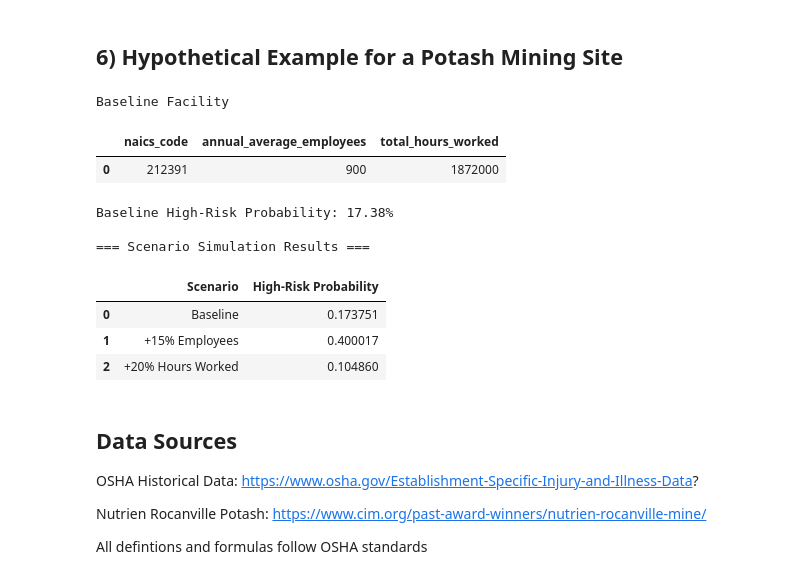
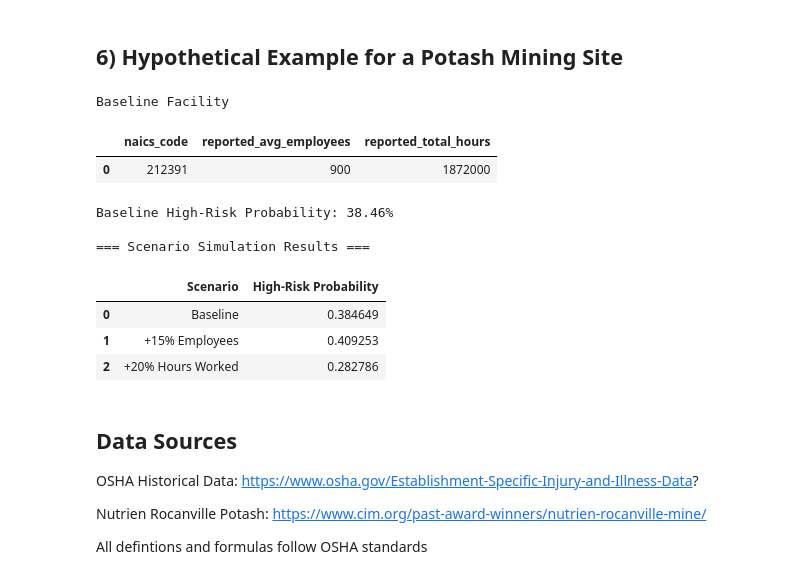
Before and after one commit to jerry56156/Workplace_Safety_ML, a Jupyter notebook: OSHA_Safety_Incident_ML.ipynb, the cells around one changed output. Drawn from its saved outputs; the diff is of its cells as text; code cells hidden in the pictures.

```diff
--- a/OSHA_Safety_Incident_ML.ipynb
+++ b/OSHA_Safety_Incident_ML.ipynb
@@ -46,7 +46,7 @@ Found 9 files
 
 ## 2) Cleaning up the Data and Finding Incident Rates
 # %%
-# iompute Total Recordable Cases (TRC) (sum of the three recordable case categories)
+# compute Total Recordable Cases (TRC) (sum of the three recordable case categories)
 raw["trc"] = (raw["total_dafw_cases"].fillna(0)
               + raw["total_djtr_cases"].fillna(0)
               + raw["total_other_cases"].fillna(0))
@@ -55,7 +55,7 @@ raw["trc"] = (raw["total_dafw_cases"].fillna(0)
 keep_cols = [
     "naics_code",
     "annual_average_employees", "total_hours_worked",
-    "trc", "incident_rate"
+    "trc"
 ]
 keep_cols = [c for c in keep_cols if c in raw.columns]
 model_df = raw[keep_cols].copy()
@@ -116,20 +114,20 @@ from sklearn.compose import ColumnTransformer
 from sklearn.pipeline import Pipeline
 from sklearn.ensemble import GradientBoostingClassifier
 from sklearn.metrics import accuracy_score, classification_report, confusion_matrix, precision_score, recall_score, f1_score
-import pandas as pd
 
-# Features and target
-features = ["naics_code", "annual_average_employees", "total_hours_worked"]
+# features and target
+features = ["naics_code", "reported_avg_employees", "reported_total_hours"]
 
 target = "risk_label"
 
-# Prepare the dataset
+# prep the dataset
 X = model_df[features].copy()
 y = model_df[target].astype(int).values
 
-# Splitting features
+# splitting features
 cat_feats = ["naics_code"]
-num_feats = ["annual_average_employees", "total_hours_worked"]
+num_feats = ["reported_avg_employees", "reported_total_hours"]
+
 
 pre = ColumnTransformer([
     ("cat", OneHotEncoder(handle_unknown="ignore"), cat_feats),
@@ -142,7 +140,7 @@ pipe = Pipeline([("prep", pre), ("model", clf)])
 
 # 80/20 Train/test split
 X_train, X_test, y_train, y_test = train_test_split(
-    X, y, test_size=0.2, random_state=67
+    X, y, test_size=0.2, random_state=67, stratify=y
 )
 
 # Training
@@ -169,5 +167,6 @@ print(f"F1 (class 1): {f1:.3f}\n")  # Balance between precision and recall
 print("Classification Report:")
 print(classification_report(y_test, pred, digits=3))
 print("Confusion Matrix:")
+print(confusion_matrix(y_test, pred))
 # %% [output]
 Threshold used: 0.4
@@ -291,51 +294,50 @@ potash_naics = "212391"
 # Creating the required baseline facility data for Potash Mining
 baseline = pd.DataFrame([{
     "naics_code": potash_naics,
-    "annual_average_employees": 900,
-    "total_hours_worked": 900 * 2080,  # approx. FTE * hours/year
+    "reported_avg_employees": 900,
+    "reported_total_hours": 900 * 2080,
+}])
 
-    **{col: X[col].median() for col in X.columns if col not in ["naics_code", "annual_average_employees", "total_hours_worked"]}
-}])
 
 print("Baseline Facility")
 display(baseline)
 
 # Predict baseline risk
 baseline_proba = pipe.predict_proba(baseline)[:, 1][0]
 print(f"\nBaseline High-Risk Probability: {baseline_proba:.2%}")
 
 # What-if Scenarios
 scenarios = pd.DataFrame()
 
-# Scenario 1: +55% employees
+# Scenario 1: +15% employees
 scenario1 = baseline.copy()
-scenario1["annual_average_employees"] *= 1.15
+scenario1["reported_avg_employees"] *= 1.15
 scenario1_proba = pipe.predict_proba(scenario1)[:, 1][0]
 
 # Scenario 2: +20% hours worked
 scenario2 = baseline.copy()
-scenario2["total_hours_worked"] *= 1.20
+scenario2["reported_total_hours"] *= 1.20
 scenario2_proba = pipe.predict_proba(scenario2)[:, 1][0]
 
 
 # Collect results
 scenarios["Scenario"] = ["Baseline", "+15% Employees", "+20% Hours Worked"]
 scenarios["High-Risk Probability"] = [
     baseline_proba, scenario1_proba, scenario2_proba]
 
 print("\n=== Scenario Simulation Results ===")
 display(scenarios)
 # %% [output]
 Baseline Facility
-|  | naics_code | annual_average_employees | total_hours_worked |
+|  | naics_code | reported_avg_employees | reported_total_hours |
 | 0 | 212391 | 900 | 1872000 |
-Baseline High-Risk Probability: 17.38%
+Baseline High-Risk Probability: 38.46%
 
 === Scenario Simulation Results ===
 |  | Scenario | High-Risk Probability |
-| 0 | Baseline | 0.173751 |
-| 1 | +15% Employees | 0.400017 |
-| 2 | +20% Hours Worked | 0.104860 |
+| 0 | Baseline | 0.384649 |
+| 1 | +15% Employees | 0.409253 |
+| 2 | +20% Hours Worked | 0.282786 |
 # %% [markdown]
 
 ## Data Sources
```
Also changed, not shown: parts of 6 cells of this notebook.
